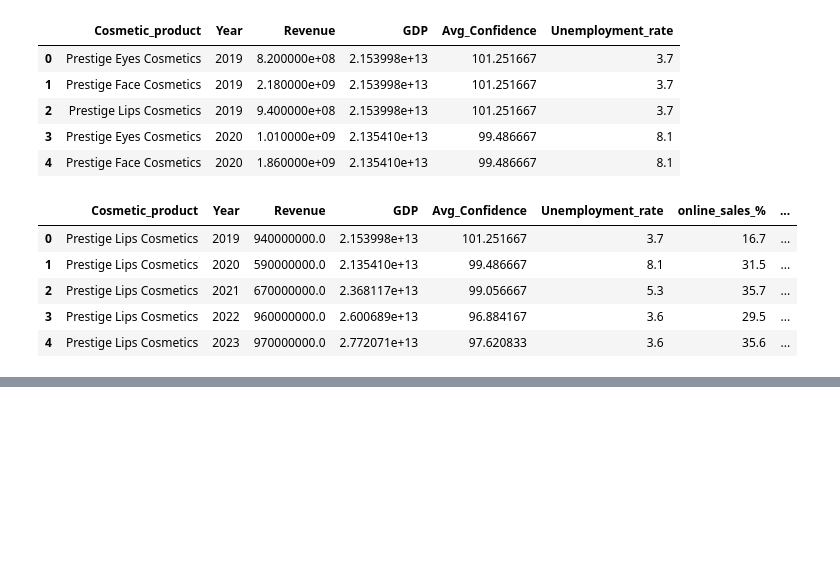
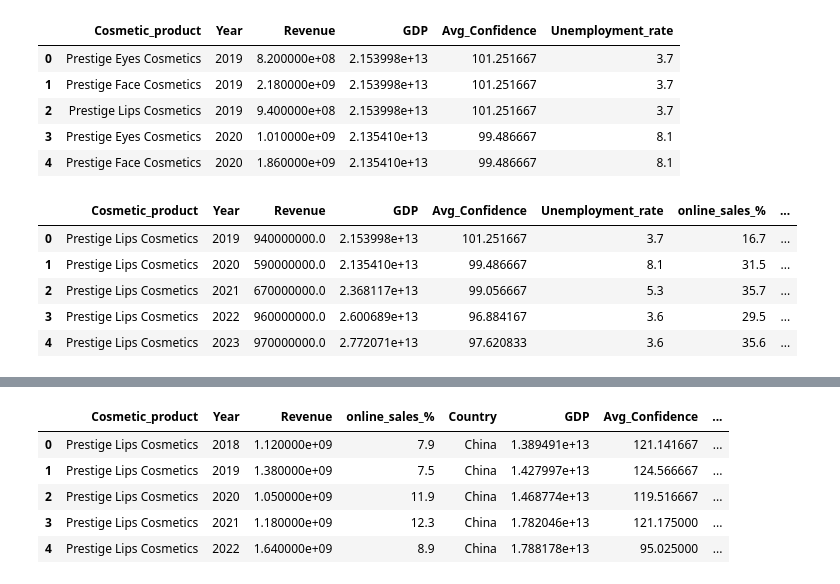
Before and after one commit to kaitlinjohnson1/Luxury_goods_project, a Jupyter notebook: code/visualisations_code.ipynb, the cells around one changed output, grey strips where cells are left out. Drawn from its saved outputs; the diff is of its cells as text; code cells hidden in the pictures; blank space fills up the shorter version.

Commit message:
Country 2: China dataframe created and cleaned for advanced model

```diff
--- a/code/visualisations_code.ipynb
+++ b/code/visualisations_code.ipynb
@@ -526,0 +608,16 @@ df_USA.head()
+# %%
+# CHINA UNEMPLOYMENT
+
+# Import dataset
+china_unemployment = pd.read_csv("/Users/kaitlinjohnson/Desktop/luxury_goods_project/data/raw_data/country_data/China/china_unemployment.csv")
+
+# Change columns, drop na values and unit column, and convert values
+china_unemployment.columns = ["Year", "Unemployment_rate", "Percent"]
+china_unemployment = china_unemployment.dropna(subset=['Unemployment_rate'])
+china_unemployment = china_unemployment.drop(columns=['Percent'])
+china_unemployment = china_unemployment[~china_unemployment['Year'].str.contains('\*')]
+china_unemployment['Year'] = china_unemployment['Year'].astype(int)
+
+# filter for 2018-2023
+china_unemployment = china_unemployment[(china_unemployment['Year'] >= 2018) & (china_unemployment['Year'] <= 2023)]
+china_unemployment
@@ -526,0 +632,5 @@ df_USA.head()
+# %%
+# CHINA MERGED
+china_df = pd.merge(china_df, china_GDP, on='Year', how="inner")
+china_df = pd.merge(china_df, china_confidence_avg, on='Year', how="inner")
+china_df = pd.merge(china_df, china_unemployment, on='Year', how="inner")
@@ -526,0 +682,27 @@ df_USA.head()
+# %%
+# CHINA FINAL DATAFRAME
+# Filter the main DataFrame for each product type (Lips, Eyes, Face)
+df_lips_china = china_df[china_df['Cosmetic_product'] == 'Prestige Lips Cosmetics']
+df_eyes_china = china_df[china_df['Cosmetic_product'] == 'Prestige Eyes Cosmetics']
+df_face_china = china_df[china_df['Cosmetic_product'] == 'Prestige Face Cosmetics']
+
+# Merge online sales data for each product type
+df_lips_china = pd.merge(df_lips_china, china_lips_online, on="Year", how="left")
+df_eyes_china = pd.merge(df_eyes_china, china_eyes_online, on="Year", how="left")
+df_face_china = pd.merge(df_face_china, china_face_online, on="Year", how="left")
+
+# Rename the online sales column
+df_lips_china = df_lips_china.rename(columns={'Online_revenue_percent': 'online_sales_%'})
+df_eyes_china = df_eyes_china.rename(columns={'Online_revenue_percent': 'online_sales_%'})
+df_face_china = df_face_china.rename(columns={'Online_revenue_percent': 'online_sales_%'})
+
+china_df = pd.concat([df_lips_china, df_eyes_china, df_face_china])
+china_df["Country"] = "China"
+china_df.head()
+# %% [output]
+|  | Cosmetic_product | Year | Revenue | online_sales_% | Country | GDP | Avg_Confidence | ... |
+| 0 | Prestige Lips Cosmetics | 2018 | 1.120000e+09 | 7.9 | China | 1.389491e+13 | 121.141667 | ... |
+| 1 | Prestige Lips Cosmetics | 2019 | 1.380000e+09 | 7.5 | China | 1.427997e+13 | 124.566667 | ... |
+| 2 | Prestige Lips Cosmetics | 2020 | 1.050000e+09 | 11.9 | China | 1.468774e+13 | 119.516667 | ... |
+| 3 | Prestige Lips Cosmetics | 2021 | 1.180000e+09 | 12.3 | China | 1.782046e+13 | 121.175000 | ... |
+| 4 | Prestige Lips Cosmetics | 2022 | 1.640000e+09 | 8.9 | China | 1.788178e+13 | 95.025000 | ... |
```
Also changed, not shown: parts of 10 cells of this notebook, 12 other files.
